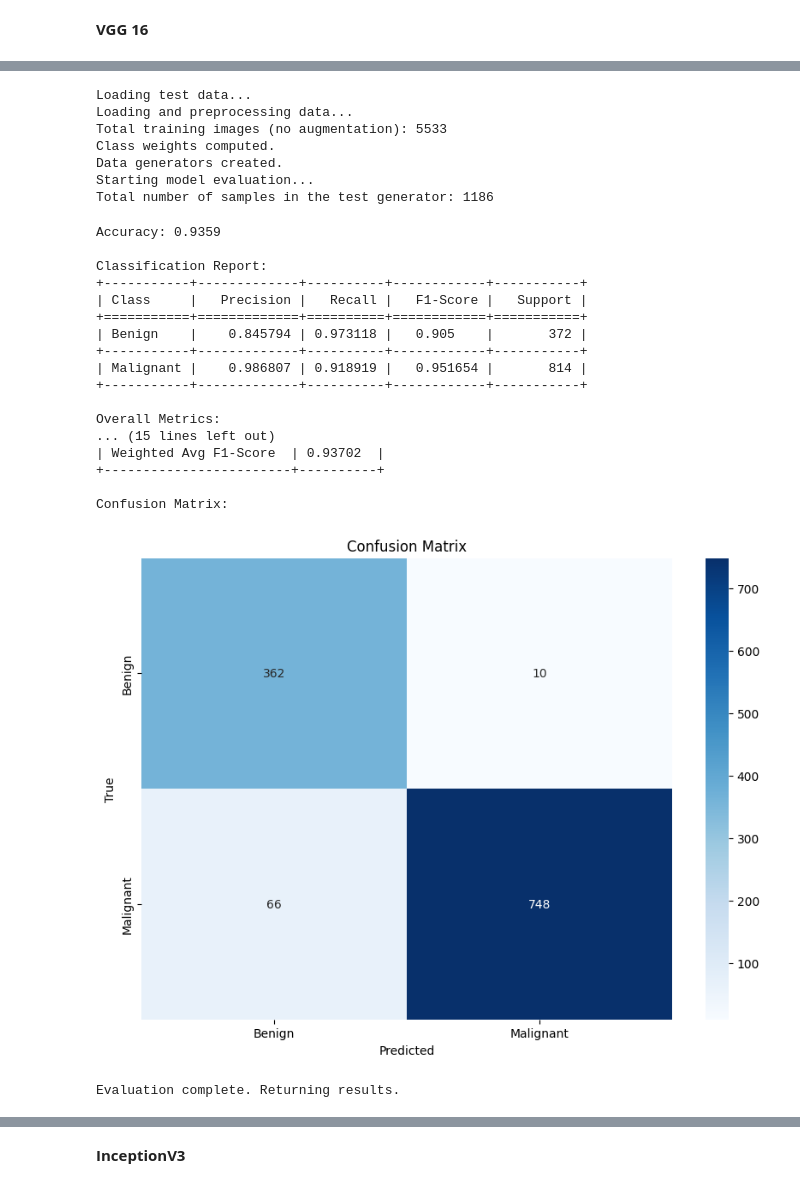
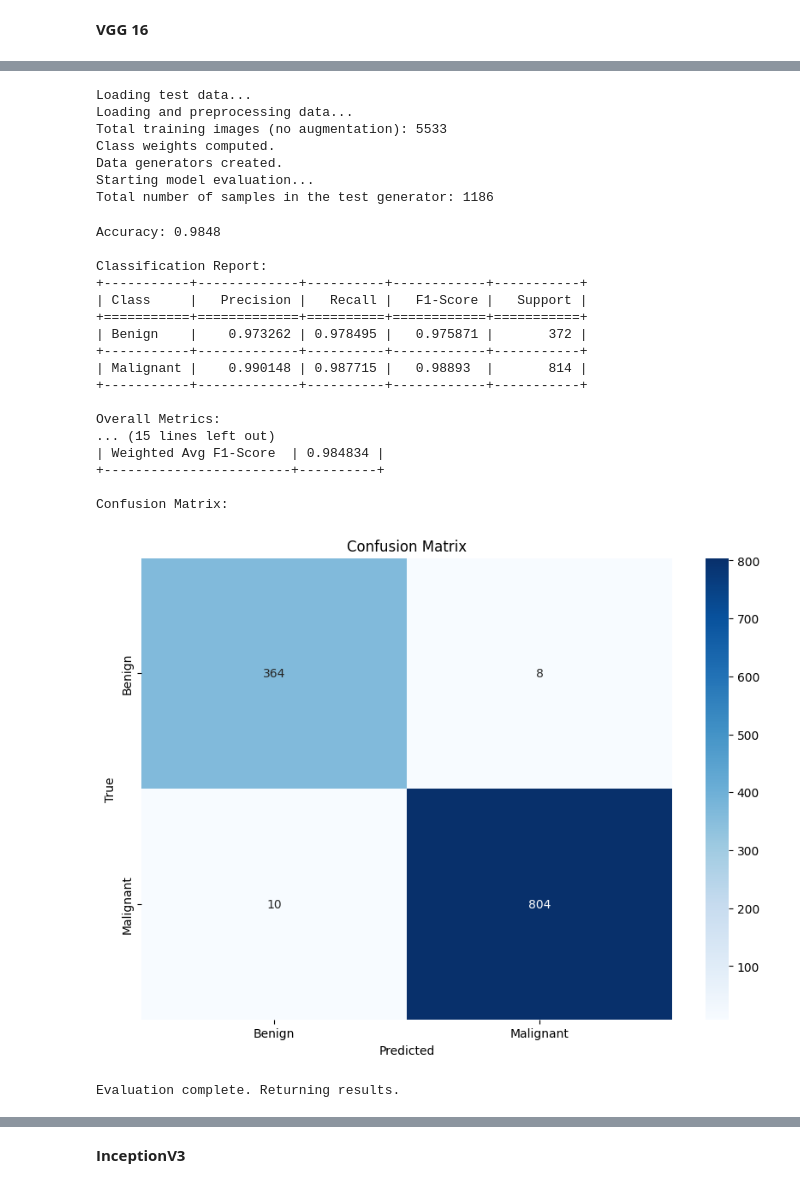
Before and after one commit to master-boda/Deep-Learning, a Jupyter notebook: notebooks/model_tuning.ipynb, the cells around one changed output, grey strips where cells are left out. Drawn from its saved outputs; the diff is of its cells as text; code cells hidden in the pictures.

```diff
--- a/notebooks/model_tuning.ipynb
+++ b/notebooks/model_tuning.ipynb
@@ -121,30 +168,30 @@ save_model(model, history)
 # %%
-fitted_vgg16_binary = load_model('src\models\VGG16_binary.h5\saved_model.h5')
+fitted_vgg16_binary = load_model('src\models\VGG16_binary\saved_model.h5')
 evaluate_model(fitted_vgg16_binary, classification_type='binary')
 # %% [output]
 Loading test data...
 Loading and preprocessing data...
 Total training images (no augmentation): 5533
 Class weights computed.
 Data generators created.
 Starting model evaluation...
 Total number of samples in the test generator: 1186
-Accuracy: 0.9359
+Accuracy: 0.9848
 
 Classification Report:
 +-----------+-------------+----------+------------+-----------+
 | Class     |   Precision |   Recall |   F1-Score |   Support |
 +===========+=============+==========+============+===========+
-| Benign    |    0.845794 | 0.973118 |   0.905    |       372 |
+| Benign    |    0.973262 | 0.978495 |   0.975871 |       372 |
 +-----------+-------------+----------+------------+-----------+
-| Malignant |    0.986807 | 0.918919 |   0.951654 |       814 |
+| Malignant |    0.990148 | 0.987715 |   0.98893  |       814 |
 +-----------+-------------+----------+------------+-----------+
 
 Overall Metrics:
 ... (15 lines left out)
-| Weighted Avg F1-Score  | 0.93702  |
+| Weighted Avg F1-Score  | 0.984834 |
 +------------------------+----------+
 
 Confusion Matrix:
-[figure, old version]
+[figure, new version]
 Evaluation complete. Returning results.
```
Also changed, not shown: parts of 9 cells of this notebook, 1 other file.
